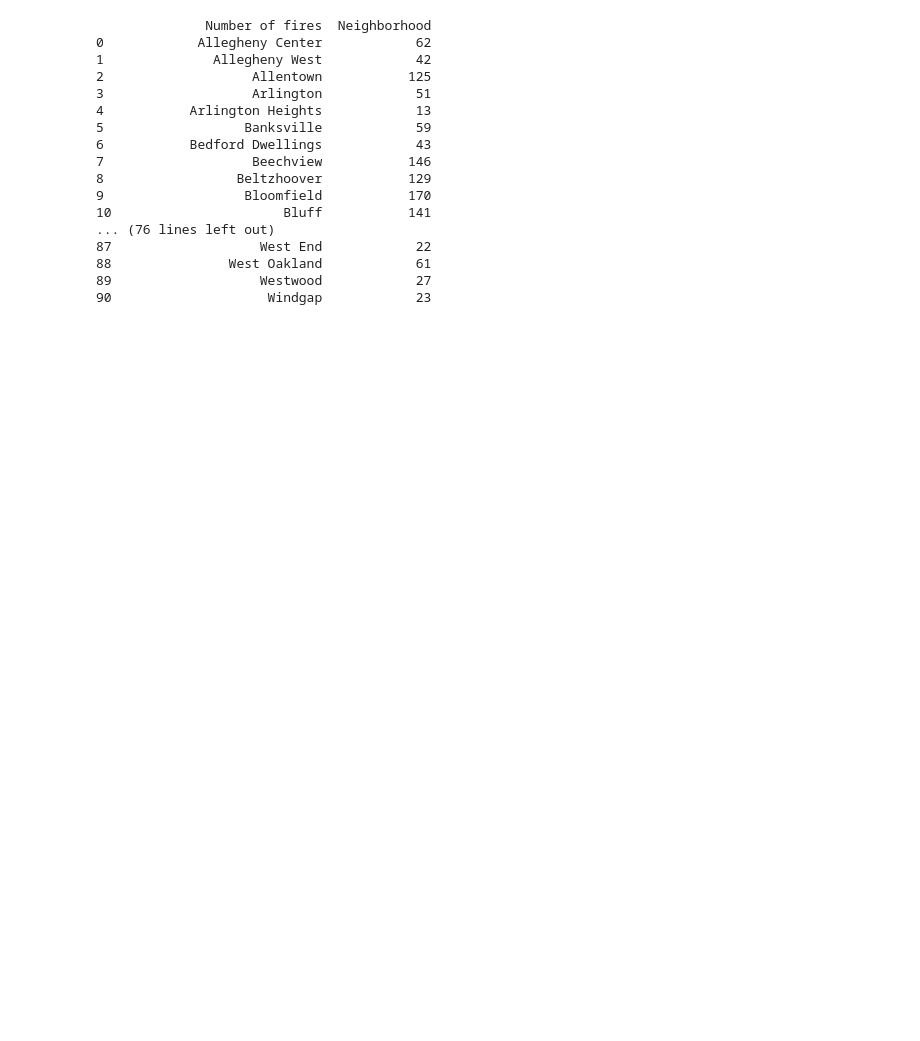
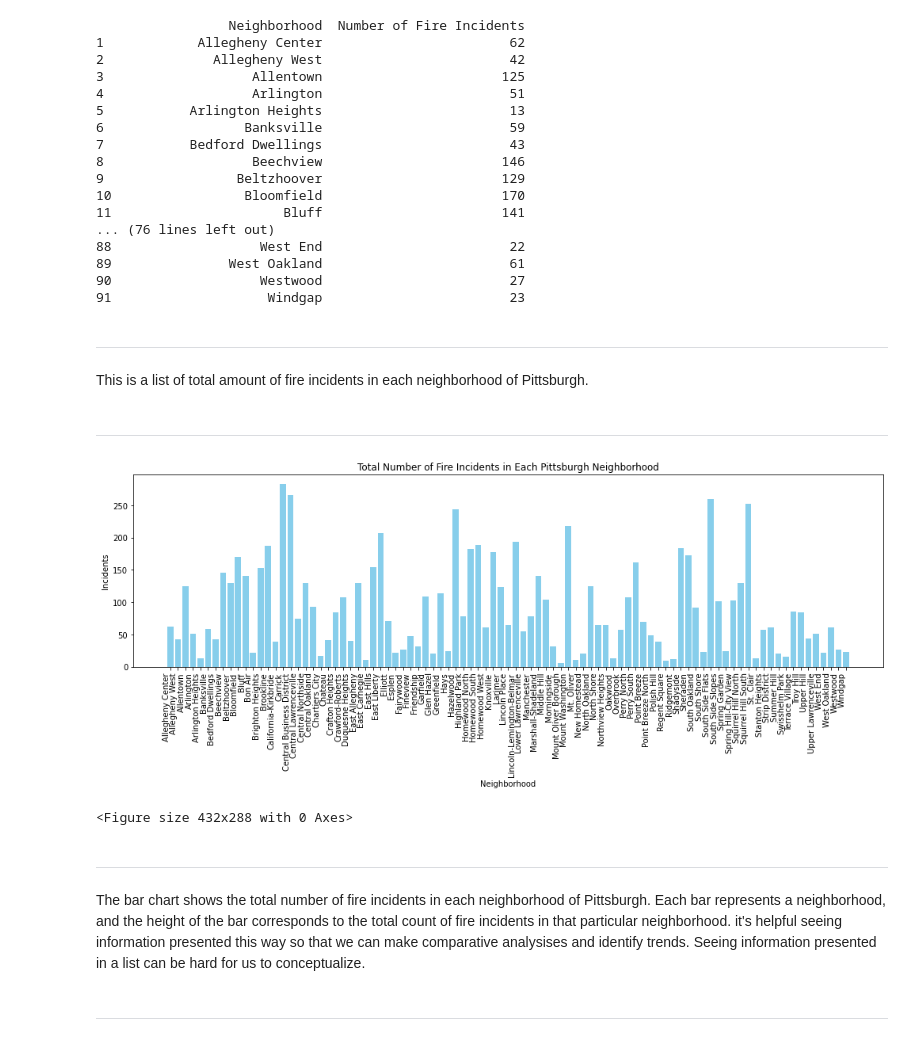
Before and after one commit to nischal2005/Big-Ideas-Final-Project-, a Jupyter notebook: Personal-Notebook-Fire.ipynb, the cells around one changed output. Saved outputs shown, nothing was run; the diff lists cells and outputs as text; code cells hidden in the pictures; blank space fills up the shorter version.

```diff
--- a/Personal-Notebook-Fire.ipynb
+++ b/Personal-Notebook-Fire.ipynb
@@ -9,32 +9,67 @@ data = pd.read_csv("Fire-Incidents-Pittsburgh.csv")
 
 pd.set_option('display.max_rows', None)
 
-# calc total number of arrests in each neighborhood
-arrests_in_neighborhoods = data.groupby("neighborhood").size()
+# calc total number of fires in each neighborhood
+fires_in_neighborhoods = data.groupby("neighborhood").size()
 
 
-d2 = pd.DataFrame( { "number of fires" : arrests_in_neighborhoods } )
+d2 = pd.DataFrame( { "fire incidents" : fires_in_neighborhoods } )
 
 d2.reset_index(inplace=True)
+d2.index += 1
 
-d2.columns = [ "Number of fires" , "Neighborhood"]
+d2.columns = [ "Neighborhood" , "Number of Fire Incidents"]
 
 print( d2 )
 # %% [output]
-              Number of fires  Neighborhood
-0            Allegheny Center            62
-1              Allegheny West            42
-2                   Allentown           125
-3                   Arlington            51
-4           Arlington Heights            13
-5                  Banksville            59
-6           Bedford Dwellings            43
-7                   Beechview           146
-8                 Beltzhoover           129
-9                  Bloomfield           170
-10                      Bluff           141
+                 Neighborhood  Number of Fire Incidents
+1            Allegheny Center                        62
+2              Allegheny West                        42
+3                   Allentown                       125
+4                   Arlington                        51
+5           Arlington Heights                        13
+6                  Banksville                        59
+7           Bedford Dwellings                        43
+8                   Beechview                       146
+9                 Beltzhoover                       129
+10                 Bloomfield                       170
+11                      Bluff                       141
 ... (76 lines left out)
-87                   West End            22
-88               West Oakland            61
-89                   Westwood            27
-90                    Windgap            23
+88                   West End                        22
+89               West Oakland                        61
+90                   Westwood                        27
+91                    Windgap                        23
+# %% [markdown]
+----------------------------------------------------------------------------------------------------------------------------------------------
+# %% [markdown]
+This is a list of total amount of fire incidents in each neighborhood of Pittsburgh.
+# %% [markdown]
+----------------------------------------------------------------------------------------------------------------------------------------------
+# %%
+# code from above which was using groupby to find the incidents per neighborhood
+fires_in_neighborhoods = data.groupby("neighborhood").size()
+
+# Creating a DataFrame from the grouped data
+neighborhood_counts = pd.DataFrame({'Neighborhood': fires_in_neighborhoods.index, 'Incident Count': fires_in_neighborhoods.values})
+
+# Creating of the bar chart
+plt.figure(figsize=(14, 6))
+plt.bar(neighborhood_counts['Neighborhood'], neighborhood_counts['Incident Count'], color='skyblue')
+plt.xlabel('Neighborhood')
+plt.ylabel('Incidents')
+plt.title('Total Number of Fire Incidents in Each Pittsburgh Neighborhood')
+plt.xticks(rotation=90, ha='right')  # Rotate x-axis labels for better readability
+plt.tight_layout()
+plt.show()
+
+# Auto-adjusts the layout to prevent overlapping of the nieghborhood names
+plt.gcf().autofmt_xdate()
+# %% [output]
+[figure, added]
+<Figure size 432x288 with 0 Axes>
+# %% [markdown]
+----------------------------------------------------------------------------------------------------------------------------------------------
+# %% [markdown]
+The bar chart shows the total number of fire incidents in each neighborhood of Pittsburgh. Each bar represents a neighborhood, and the height of the bar corresponds to the total count of fire incidents in that particular neighborhood. it's helpful seeing information presented this way so that we can make comparative analysises and identify trends. Seeing information presented in a list can be hard for us to conceptualize.
+# %% [markdown]
+----------------------------------------------------------------------------------------------------------------------------------------------
```
Also changed, not shown: parts of 21 cells of this notebook.
